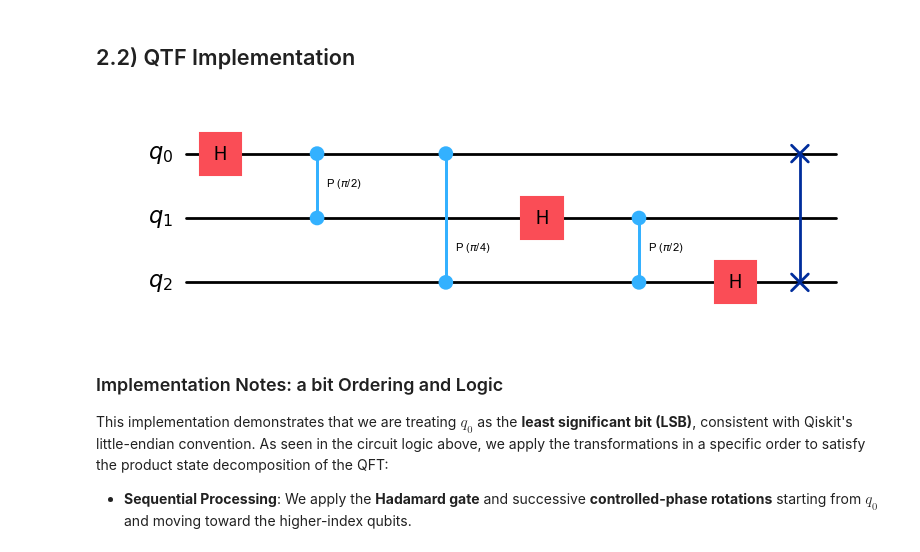
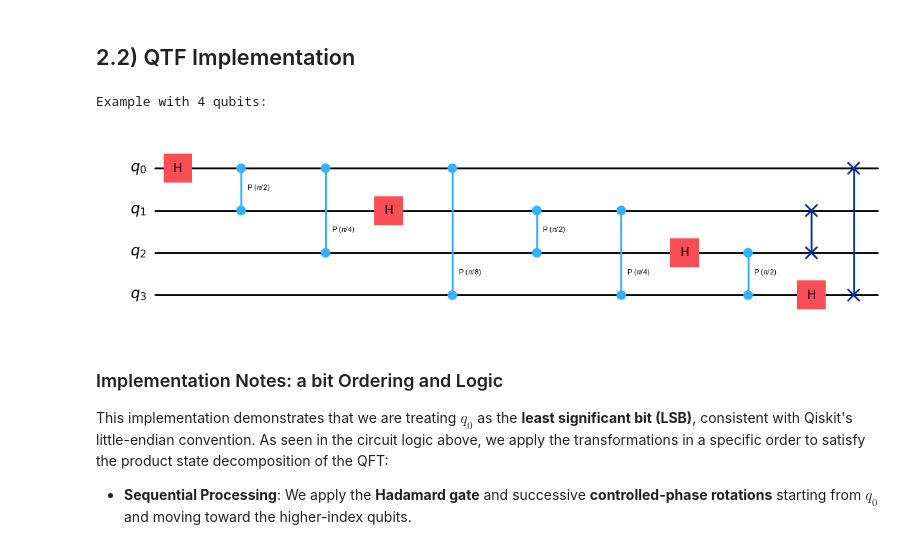
Before and after one commit to FurTh3r/QuantumFourierTransform, a Jupyter notebook: qft_notebook.ipynb, the cells around one changed output. Cells and saved outputs as stored; diff of their text form; code cells hidden in the pictures.

```diff
--- a/qft_notebook.ipynb
+++ b/qft_notebook.ipynb
@@ -144,12 +164,15 @@ def qft(qc_qft, n_qubit):
     for i in range(n_qubit // 2):
         qc_qft.swap(i, n_qubit - i - 1)
 # %%
-n = 3
+n = 4
 qc = QuantumCircuit(n)
 qft(qc, n)
-qc.draw(output="mpl", filename="./images/approx_qft_nqubit.svg")
+
+print("Example with 4 qubits:")
+qc.draw(output="mpl", filename="./images/qft_nqubit.svg")
 # %% [output]
+Example with 4 qubits:
-[figure, old version]
+[figure, new version]
 # %% [markdown]
 ### Implementation Notes: a bit Ordering and Logic
 
```
Also changed, not shown: parts of 20 cells of this notebook.
